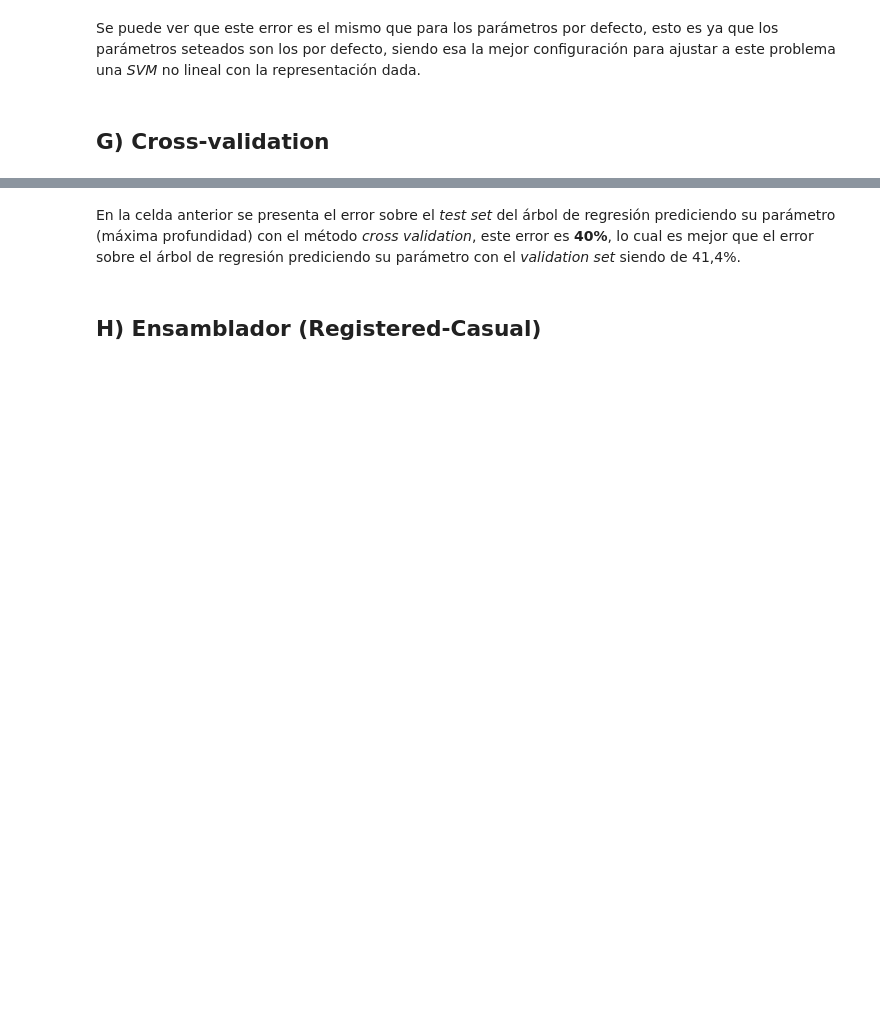
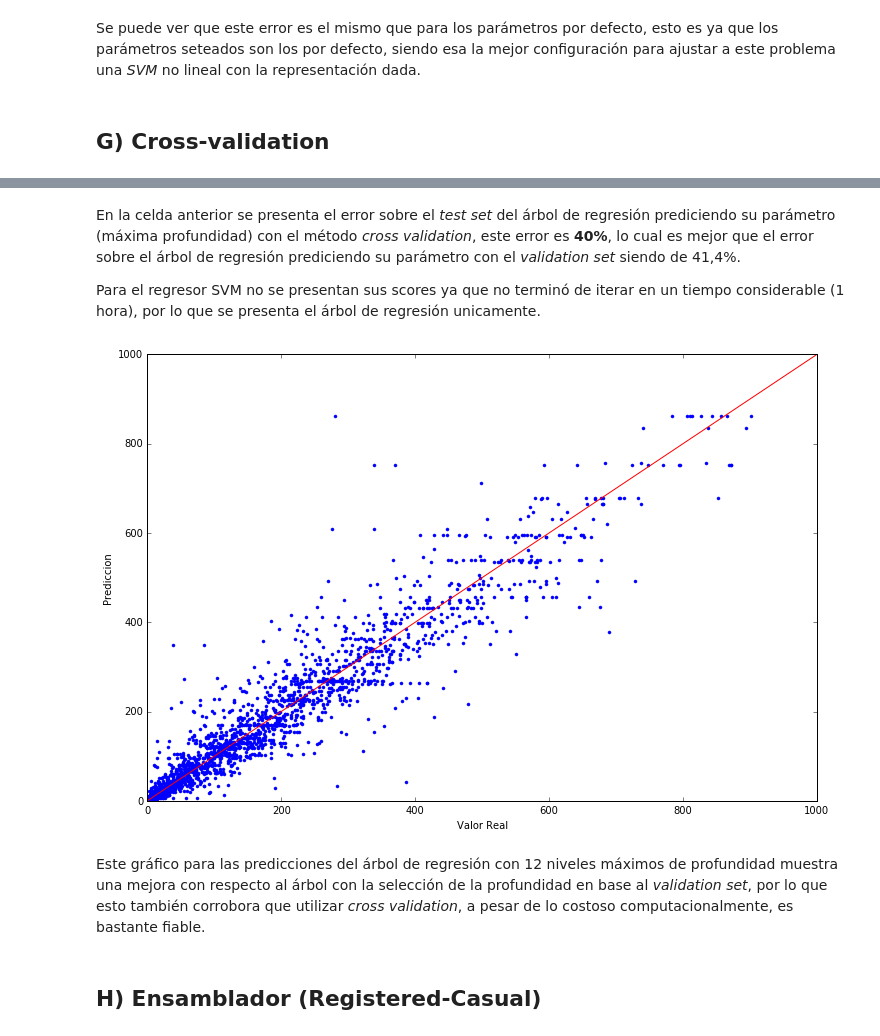
Before and after one commit to FMena14/MachineLearning3, a Jupyter notebook: Parte2.ipynb, the cells around one changed output, grey strips where cells are left out. Drawn from its saved outputs; the diff is of its cells as text; code cells hidden in the pictures; blank space fills up the shorter version.

```diff
--- a/Parte2.ipynb
+++ b/Parte2.ipynb
@@ -808,5 +822,18 @@ print "KAGG EVAL TEST =%f "%kagg_test
 # %% [markdown]
 En la celda anterior se presenta el error sobre el *test set* del árbol de regresión prediciendo su parámetro (máxima profundidad) con el método *cross validation*, este error es **40%**, lo cual es mejor que el error sobre el árbol de regresión prediciendo su parámetro con el *validation set* siendo de 41,4%.
+
+Para el regresor SVM no se presentan sus scores ya que no terminó de iterar en un tiempo considerable (1 hora), por lo que se presenta el árbol de regresión unicamente.
+# %%
+plt.figure(figsize=(12,8))
+plt.plot(Y_test,Y_pred_test,'.')
+plt.plot(range(1000),range(1000), color ="r")
+plt.xlabel('Valor Real')
+plt.ylabel('Prediccion')
+plt.show()
+# %% [output]
+[figure, added]
+# %% [markdown]
+Este gráfico para las predicciones del árbol de regresión con 12 niveles máximos de profundidad muestra una mejora con respecto al árbol con la selección de la profundidad en base al *validation set*, por lo que esto también corrobora que utilizar *cross validation*, a pesar de lo costoso computacionalmente, es bastante fiable.
 # %% [markdown]
 ## H) Ensamblador (Registered-Casual)
 # %%
```
Also changed, not shown: parts of 47 cells of this notebook, 2 other files.
